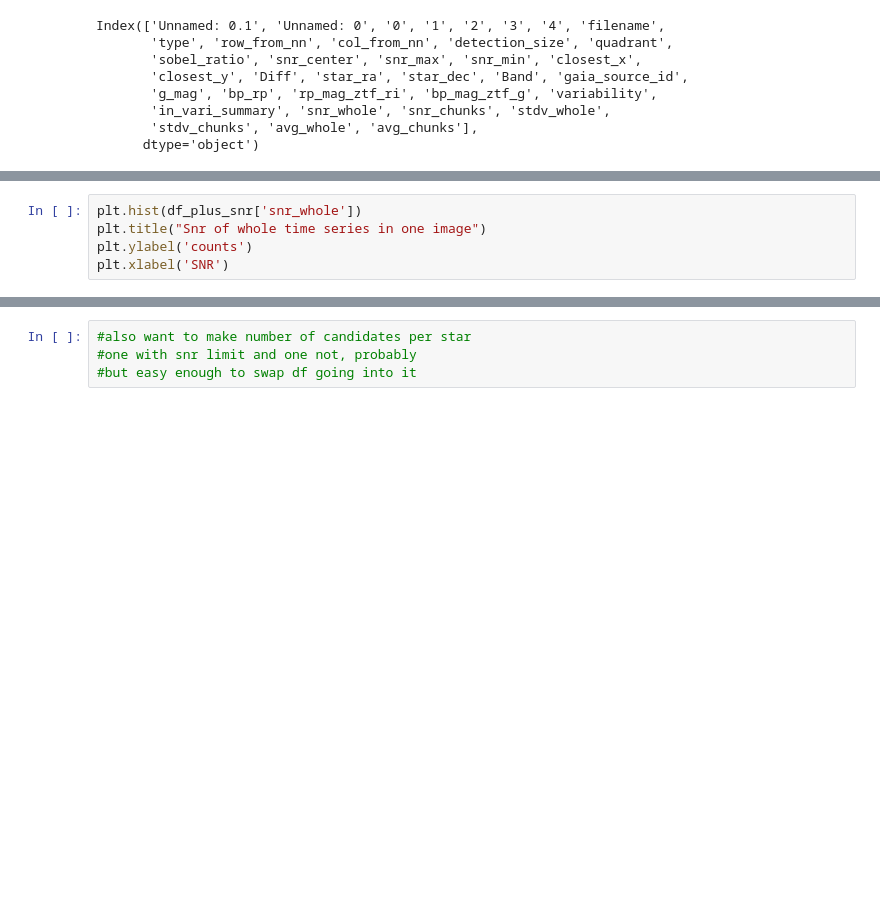
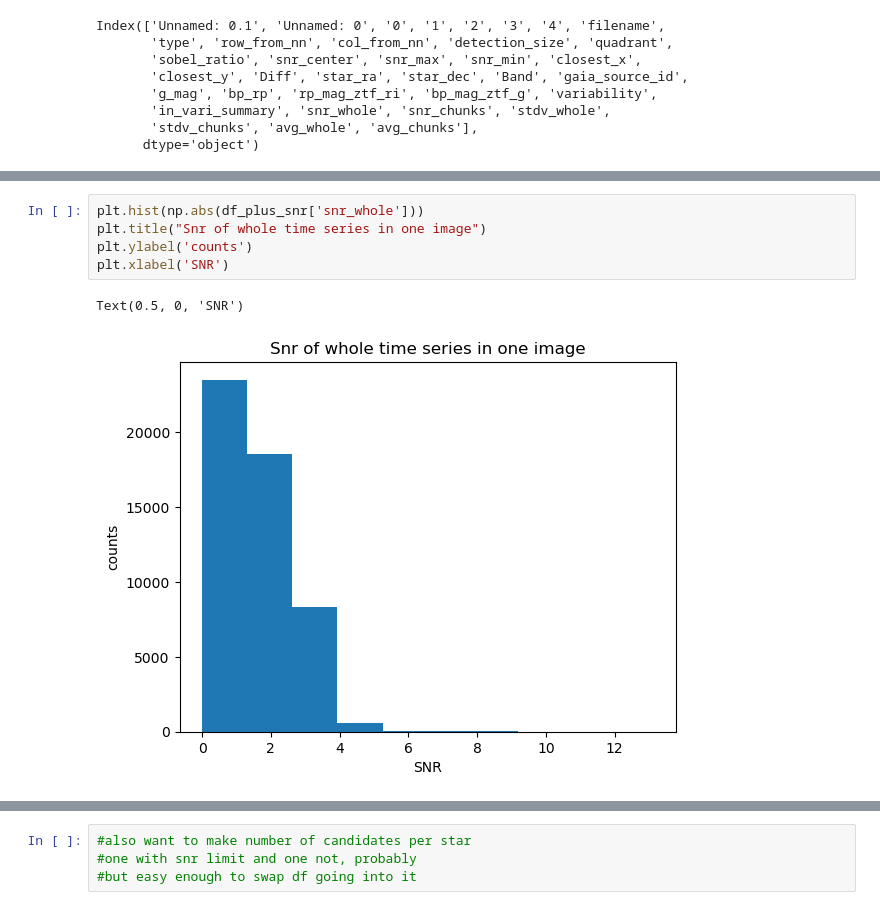
Before and after one commit to SHDaniels/Continuous-Readout-Image-Transient-Detection-with-CNNs, a Jupyter notebook: adding_snrs.ipynb, the cells around one changed output, grey strips where cells are left out. Saved outputs shown, nothing was run; the diff lists cells and outputs as text; blank space fills up the shorter version.

Commit message:
chunked and whole snrs

```diff
--- a/adding_snrs.ipynb
+++ b/adding_snrs.ipynb
@@ -70,6 +70,9 @@ FileNotFoundError: [Errno 2] No such file or directory: '/home/3155/df_plus_snr'
 # %%
-plt.hist(df_plus_snr['snr_whole'])
+plt.hist(np.abs(df_plus_snr['snr_whole']))
 plt.title("Snr of whole time series in one image")
 plt.ylabel('counts')
 plt.xlabel('SNR')
+# %% [output]
+Text(0.5, 0, 'SNR')
+[figure, added]
 # %%
```
Also changed, not shown: parts of 39 cells of this notebook.
